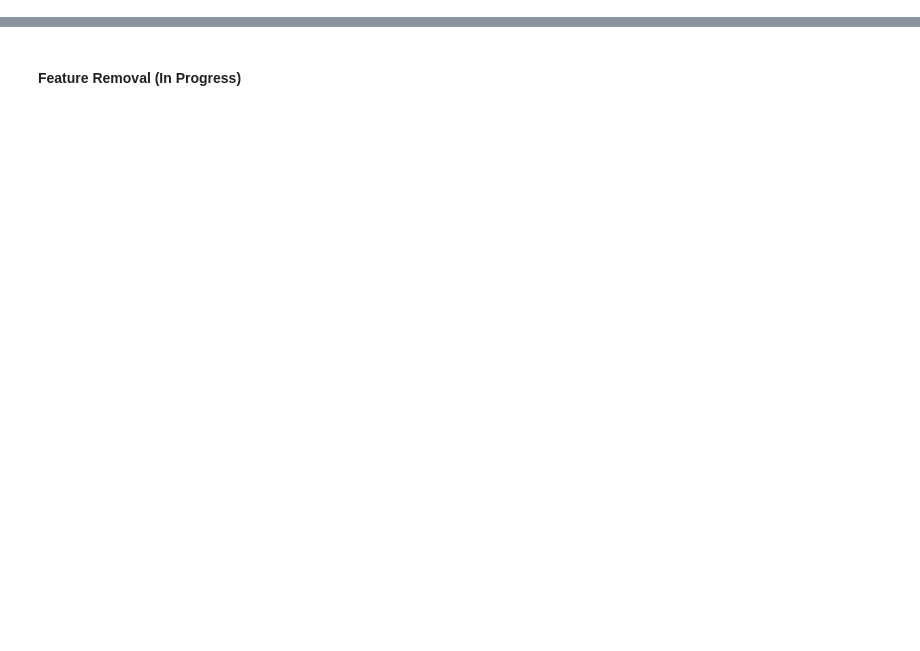
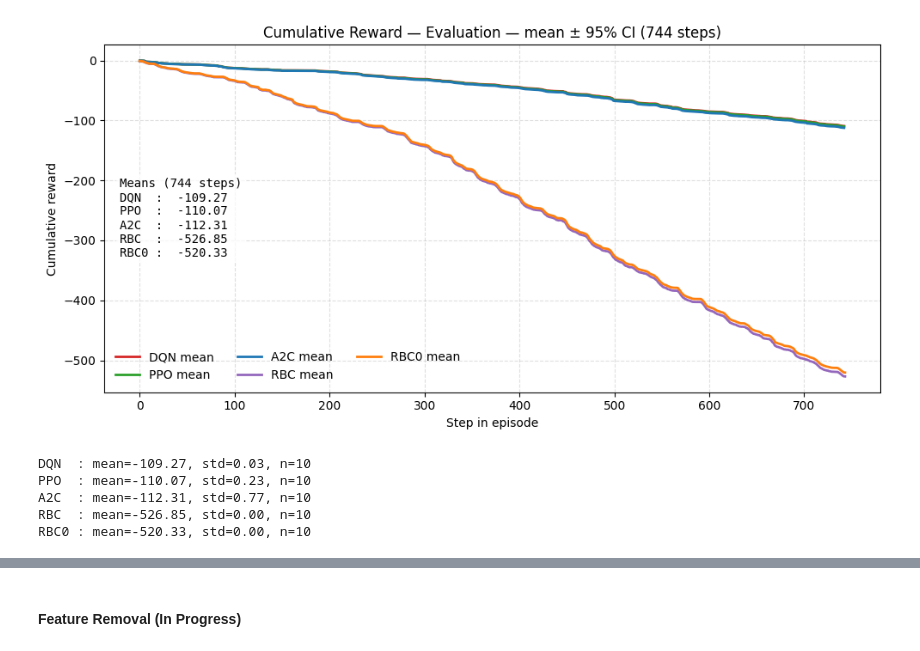
Before and after one commit to EacyCoding/ExplainableRLBatteryControl, a Jupyter notebook: examples/model_comparison_1seed.ipynb, the cells around one changed output, grey strips where cells are left out. Cells and saved outputs as stored; diff of their text form; code cells hidden in the pictures; blank space fills up the shorter version.

```diff
--- a/examples/model_comparison_1seed.ipynb
+++ b/examples/model_comparison_1seed.ipynb
@@ -215,0 +337,75 @@ A2C: mean=-268.85 ± 0.65 (n=10)
+# %%
+# ==== Cumulative Reward — Evaluation (mean ± 95% CI, 744 Steps) ====
+plt.figure(figsize=(10,5))
+
+order = ["DQN","PPO","A2C","RBC","RBC0"]
+for name in order:
+    if name not in models:
+        continue
+    x, mean, ci = mean_ci_cumcurves_pad(models[name])
+    # Sicherheitshalber auf 744 Steps schneiden
+    L = min(len(x), EVAL_MAX_STEPS)
+    x, mean = x[:L], mean[:L]
+    ci = (ci[:L] if ci is not None else None)
+
+    c = COLOR.get(name, None)
+    plt.plot(x, mean, lw=2, label=f"{name} mean", color=c)
+    if ci is not None and np.any(ci):
+        plt.fill_between(x, mean-ci, mean+ci, alpha=0.15, linewidth=0, color=c)
+
+plt.xlabel("Step in episode")
+plt.ylabel("Cumulative reward")
+plt.title("Cumulative Reward — Evaluation — mean ± 95% CI (744 steps)")
+plt.grid(True, linestyle="--", alpha=0.4)
+plt.legend(frameon=False, ncol=3)
+
+# ==== Means im Plot anzeigen (links mittig) ====
+ax = plt.gca()
+
+def _episode_returns(step_lists, max_steps):
+    return np.array([np.sum(s[:max_steps]) for s in step_lists], float)
+
+mean_lines = []
+for name in order:
+    if name not in models or not models[name]:
+        continue
+    rets = _episode_returns(models[name], EVAL_MAX_STEPS)
+    m = rets.mean() if rets.size else float("nan")
+    mean_lines.append(f"{name:<5}: {m:>8.2f}")
+
+txt = "Means (744 steps)\n" + "\n".join(mean_lines)
+
+ax.text(
+    0.02, 0.50, txt,
+    transform=ax.transAxes,
+    ha="left", va="center",
+    fontsize=10,
+    family="monospace",
+    bbox=dict(boxstyle="round", fc="white", ec="none", alpha=0.75)
+)
+
+
+plt.tight_layout()
+plt.show()
+
+# ---- Prints: Episoden-Returns je Modell (mean, std, n) ----
+def _episode_returns(step_lists):
+    # step_lists: List[np.ndarray] mit per-step rewards (bereits auf 744 gekappt)
+    return np.array([np.sum(s) for s in step_lists], float)
+
+print()  # Leerzeile
+for name in order:
+    if name not in models or not models[name]:
+        continue
+    rets = _episode_returns(models[name])
+    n = rets.size
+    mean_val = float(np.mean(rets)) if n else float("nan")
+    std_val  = float(np.std(rets, ddof=1)) if n > 1 else 0.0
+    print(f"{name:<5}: mean={mean_val:.2f}, std={std_val:.2f}, n={n}")
+# %% [output]
+[figure, added]
+DQN  : mean=-109.27, std=0.03, n=10
+PPO  : mean=-110.07, std=0.23, n=10
+A2C  : mean=-112.31, std=0.77, n=10
+RBC  : mean=-526.85, std=0.00, n=10
+RBC0 : mean=-520.33, std=0.00, n=10
```
Also changed, not shown: parts of 33 cells of this notebook, 12 other files.
